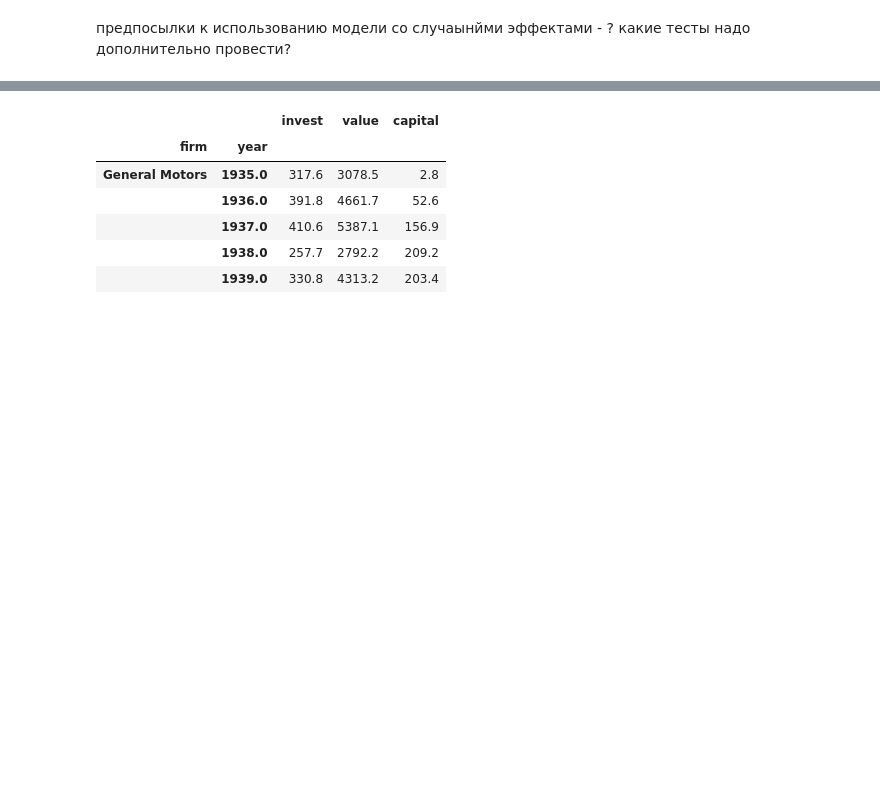
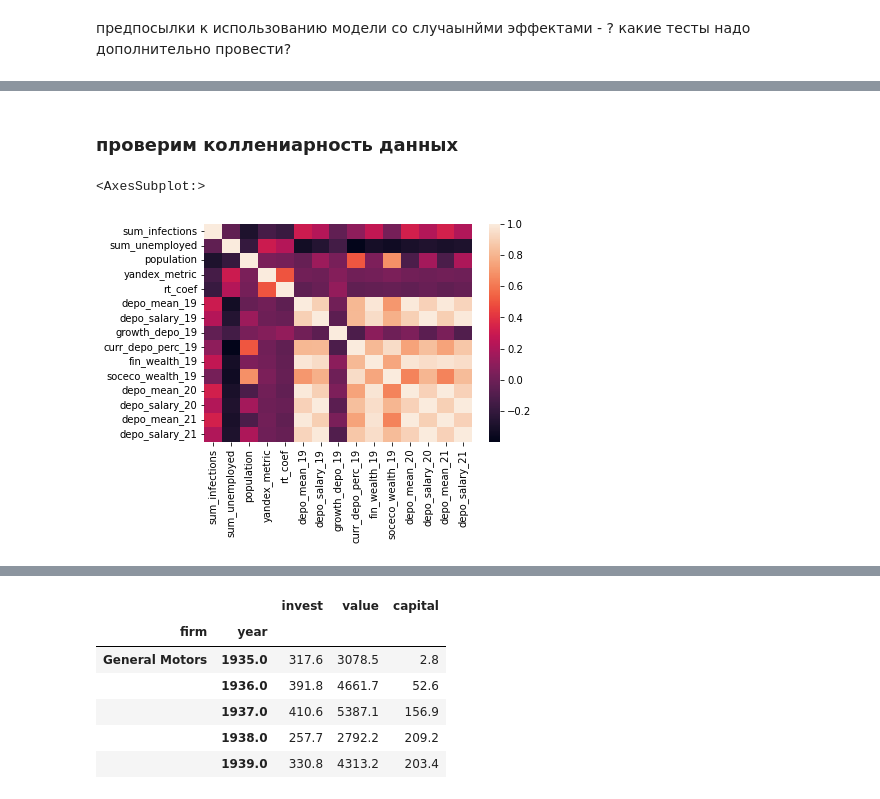
Before and after one commit to Lareton/dano_work_isnt_wolf, a Jupyter notebook: hypothesis_1.ipynb, the cells around one changed output, grey strips where cells are left out. Cells and saved outputs as stored; diff of their text form; code cells hidden in the pictures; blank space fills up the shorter version.

```diff
--- a/hypothesis_1.ipynb
+++ b/hypothesis_1.ipynb
@@ -125,0 +246,7 @@ df_panel
+# %% [markdown]
+### проверим коллениарность данных
+# %%
+sns.heatmap(df_panel.corr())
+# %% [output]
+<AxesSubplot:>
+[figure, added]
```
Also changed, not shown: parts of 34 cells of this notebook.
